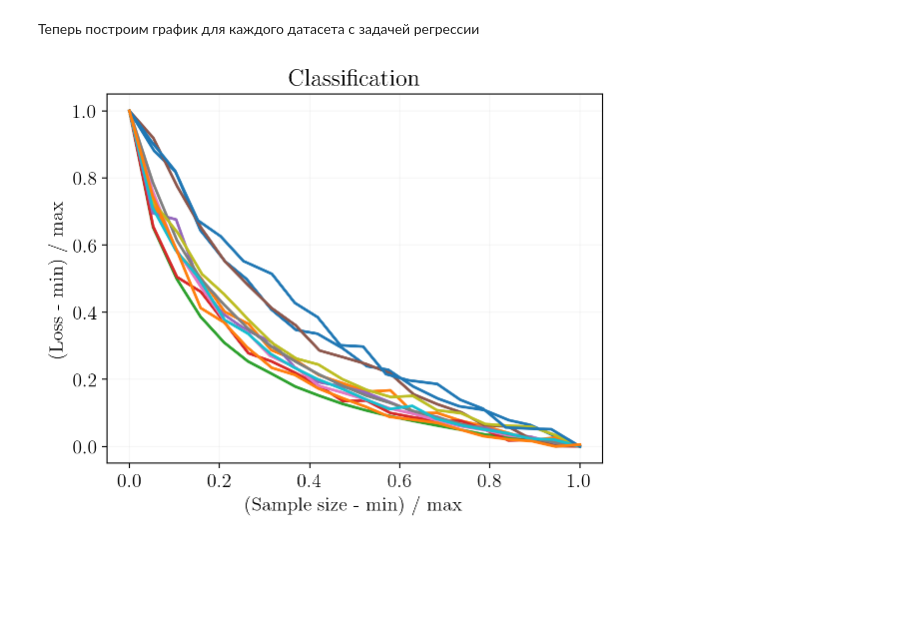
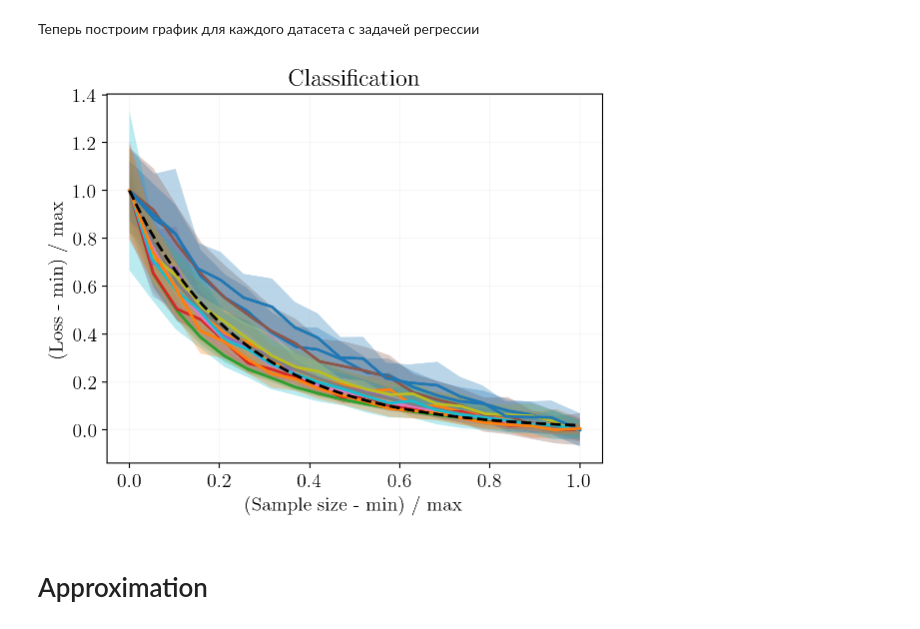
Before and after one commit to kisnikser/Bayesian-Sample-Size-Estimation, a Jupyter notebook: code/data.ipynb, the cells around one changed output. Saved outputs shown, nothing was run; the diff lists cells and outputs as text; code cells hidden in the pictures; blank space fills up the shorter version.

```diff
--- a/code/data.ipynb
+++ b/code/data.ipynb
@@ -207,7 +208,7 @@ for key in tqdm(datasets_regression.keys()):
     results_regression[data.metadata.name]['mean'] = loss_means
     results_regression[data.metadata.name]['std'] = loss_stds
 # %%
-#results_regression = load_object("plots/datasets_regression.pkl")
+results_regression = load_object("plots/datasets_regression.pkl")
 # %%
 for name in results_regression.keys():
     sample_sizes = results_regression[name]['sample_sizes']
@@ -221,7 +222,15 @@ for name in results_regression.keys():
     #plt.plot(sample_sizes / max(sample_sizes), loss_means, label=name)
     #plt.fill_between(sample_sizes / max(sample_sizes), loss_means - loss_stds, loss_means + loss_stds, alpha=0.3)
     plt.plot(x_vals, y_means, label=name)
-    plt.fill_between(x_vals, y_means - y_stds, y_means + y_stds, alpha=0.3)
+    #plt.fill_between(x_vals, y_means - y_stds, y_means + y_stds, alpha=0.3)
+
+#----------------------------
+xs = np.linspace(0, 1)
+def func(x):
+    return np.exp(-8*x)
+ys = func(xs)
+plt.plot(xs, ys, color='black', linestyle='dashed')
+#----------------------------
 
 #plt.legend()
 plt.title("Regression")
@@ -417,33 +426,43 @@ for key in tqdm(datasets_classification.keys()):
     results_classification[data.metadata.name]['mean'] = loss_means
     results_classification[data.metadata.name]['std'] = loss_stds
 # %%
-#results_classification = load_object("plots/datasets_classification.pkl")
+results_classification = load_object("plots/datasets_classification.pkl")
 # %%
 for name in results_classification.keys():
     sample_sizes = results_classification[name]['sample_sizes']
     loss_means = results_classification[name]['mean']
     loss_stds = results_classification[name]['std']
     x_vals = sample_sizes - min(sample_sizes)
     x_vals = x_vals / max(x_vals)
     y_means = loss_means - min(loss_means)
     y_means = y_means / max(y_means)
     y_stds = loss_stds / max(loss_means)
     #plt.plot(sample_sizes / max(sample_sizes), loss_means, label=name)
     #plt.fill_between(sample_sizes / max(sample_sizes), loss_means - loss_stds, loss_means + loss_stds, alpha=0.3)
     plt.plot(x_vals, y_means, label=name)
     plt.fill_between(x_vals, y_means - y_stds, y_means + y_stds, alpha=0.3)
 
+#----------------------------
+xs = np.linspace(0, 1)
+def func(x):
+    return np.exp(-4*x)
+ys = func(xs)
+plt.plot(xs, ys, color='black', linestyle='dashed')
+#----------------------------
+
 #plt.legend()
 plt.title("Classification")
 #plt.xlabel("Available part of sample size")
 #plt.ylabel("Loss")
 plt.xlabel("(Sample size - min) / max")
 plt.ylabel("(Loss - min) / max")
 #plt.xlim(left=55)
 #plt.ylim(bottom=0, top=10000)
 #plt.savefig("figures/datasets_classification_stds.pdf", bbox_inches='tight')
 plt.show()
 # %% [output]
-[figure, old version]
+[figure, new version]
 # %%
 #save_object(results_classification, "plots/datasets_classification.pkl")
+# %% [markdown]
+# Approximation
```
Also changed, not shown: parts of 9 cells of this notebook.
